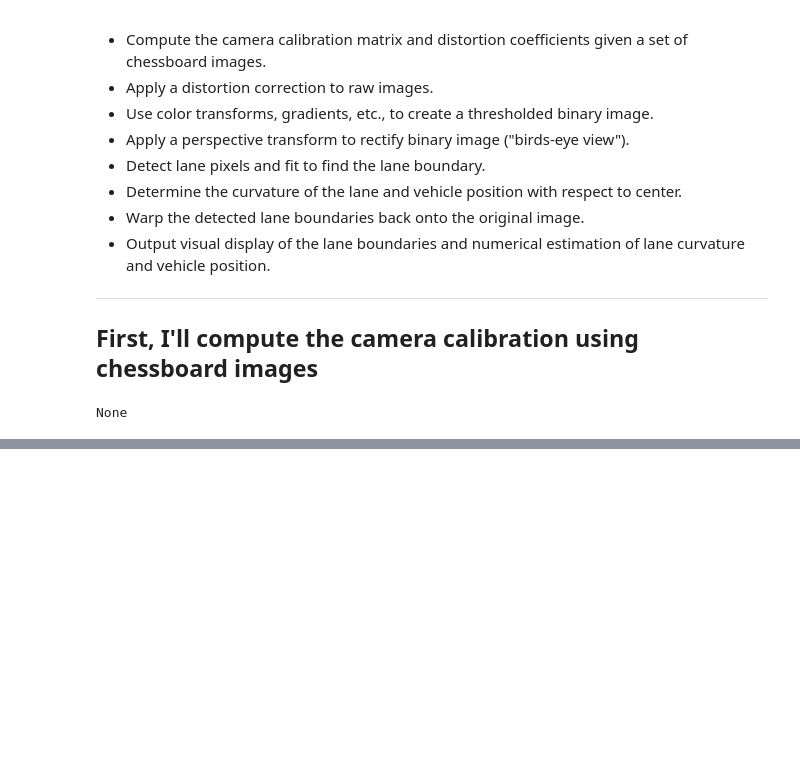
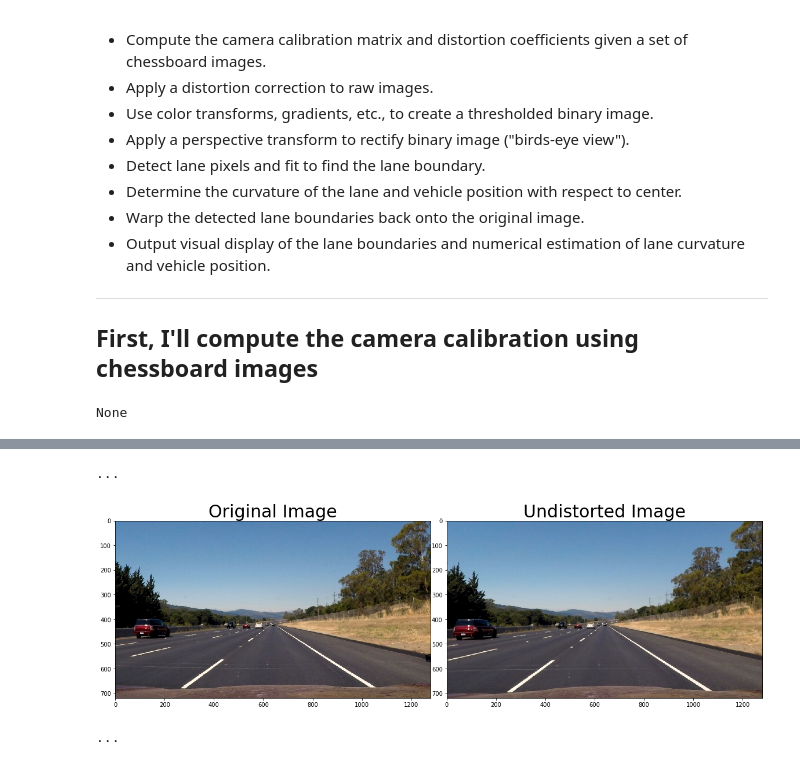
Before and after one commit to balakrishnan273818/AdvancedLaneDetection, a Jupyter notebook: example.ipynb, the cells around one changed output, grey strips where cells are left out. Drawn from its saved outputs; the diff is of its cells as text; code cells hidden in the pictures; blank space fills up the shorter version.

```diff
--- a/example.ipynb
+++ b/example.ipynb
@@ -192,0 +174,31 @@ plt.subplots_adjust(left=0., right=1, top=0.9, bottom=0.)
+# %%
+exampleImg_undistort = cv2.undistort(exampleImg,
+                                     CameraMatrix,
+                                     DistortionCoefficients,
+                                     None,
+                                     CameraMatrix)
+
+# Visualize undistortion
+f, (ax1, ax2) = plt.subplots(1, 2, figsize=(20,10))
+f.subplots_adjust(hspace = .2, wspace=.05)
+ax1.imshow(exampleImg)
+ax1.set_title('Original Image', fontsize=30)
+ax2.imshow(exampleImg_undistort)
+ax2.set_title('Undistorted Image', fontsize=30)
+
+print('...')
+# %% [output]
+...
+[figure, added]
+# %%
+def unwarp(img, src, dst):
+    h,w = img.shape[:2]
+    # use cv2.getPerspectiveTransform() to get M, the transform matrix, and Minv, the inverse
+    M = cv2.getPerspectiveTransform(src, dst)
+    Minv = cv2.getPerspectiveTransform(dst, src)
+    # use cv2.warpPerspective() to warp your image to a top-down view
+    warped = cv2.warpPerspective(img, M, (w,h), flags=cv2.INTER_LINEAR)
+    return warped, M, Minv
+print('...')
+# %% [output]
+...
```
Also changed, not shown: parts of 26 cells of this notebook, 53 other files.
